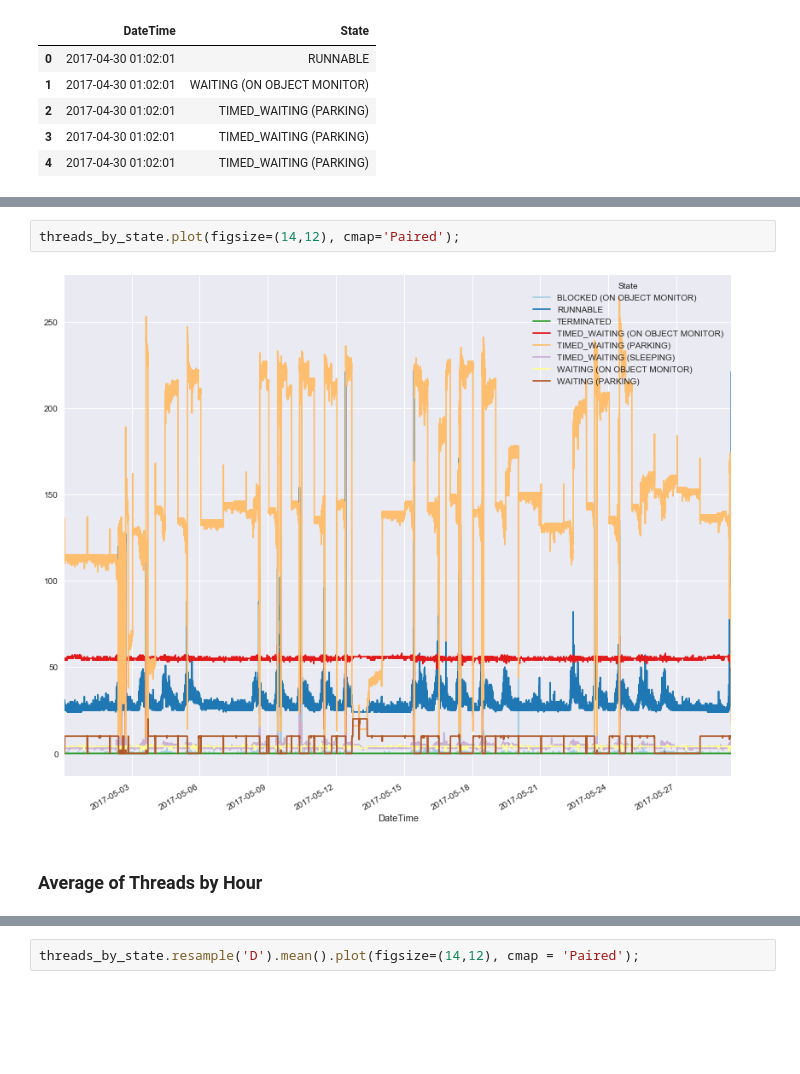
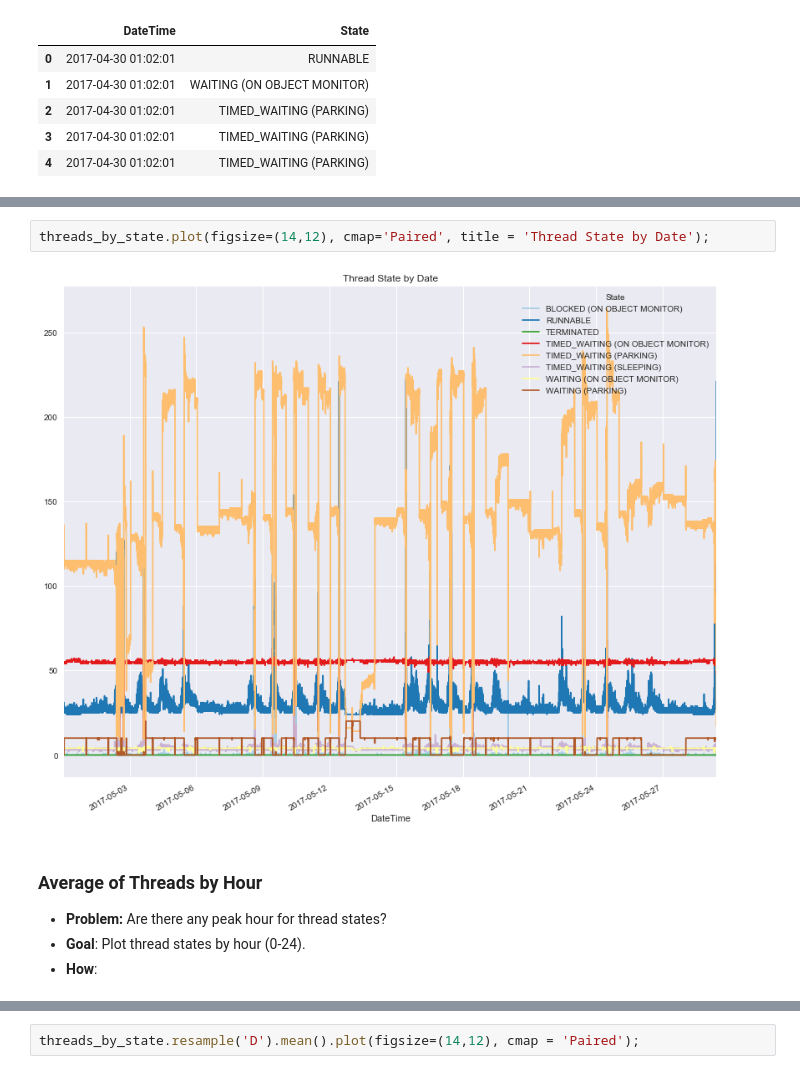
Before and after one commit to ranophoenix/jvmthreadparser, a Jupyter notebook: Thread Analysis.ipynb, the cells around one changed output, grey strips where cells are left out. Drawn from its saved outputs; the diff is of its cells as text; blank space fills up the shorter version.

```diff
--- a/Thread Analysis.ipynb
+++ b/Thread Analysis.ipynb
@@ -41,9 +47,13 @@ threads_by_state.head()
 | 2017-04-30 01:08:01 | 0.0 | 25.0 | 0.0 | 55.0 | 114.0 | ... |
 | 2017-04-30 01:10:01 | 0.0 | 28.0 | 0.0 | 54.0 | 112.0 | ... |
 # %%
-threads_by_state.plot(figsize=(14,12), cmap='Paired');
+threads_by_state.plot(figsize=(14,12), cmap='Paired', title = 'Thread State by Date');
 # %% [output]
-[figure, old version]
+[figure, new version]
-# %% [markdown]
-### Average of Threads by Hour
+# %% [markdown]
+### Average of Threads by Hour
+
+* **Problem:** Are there any peak hour for thread states?
+* **Goal**: Plot thread states by hour (0-24).
+* **How**:
 # %%
```
Also changed, not shown: parts of 22 cells of this notebook.
